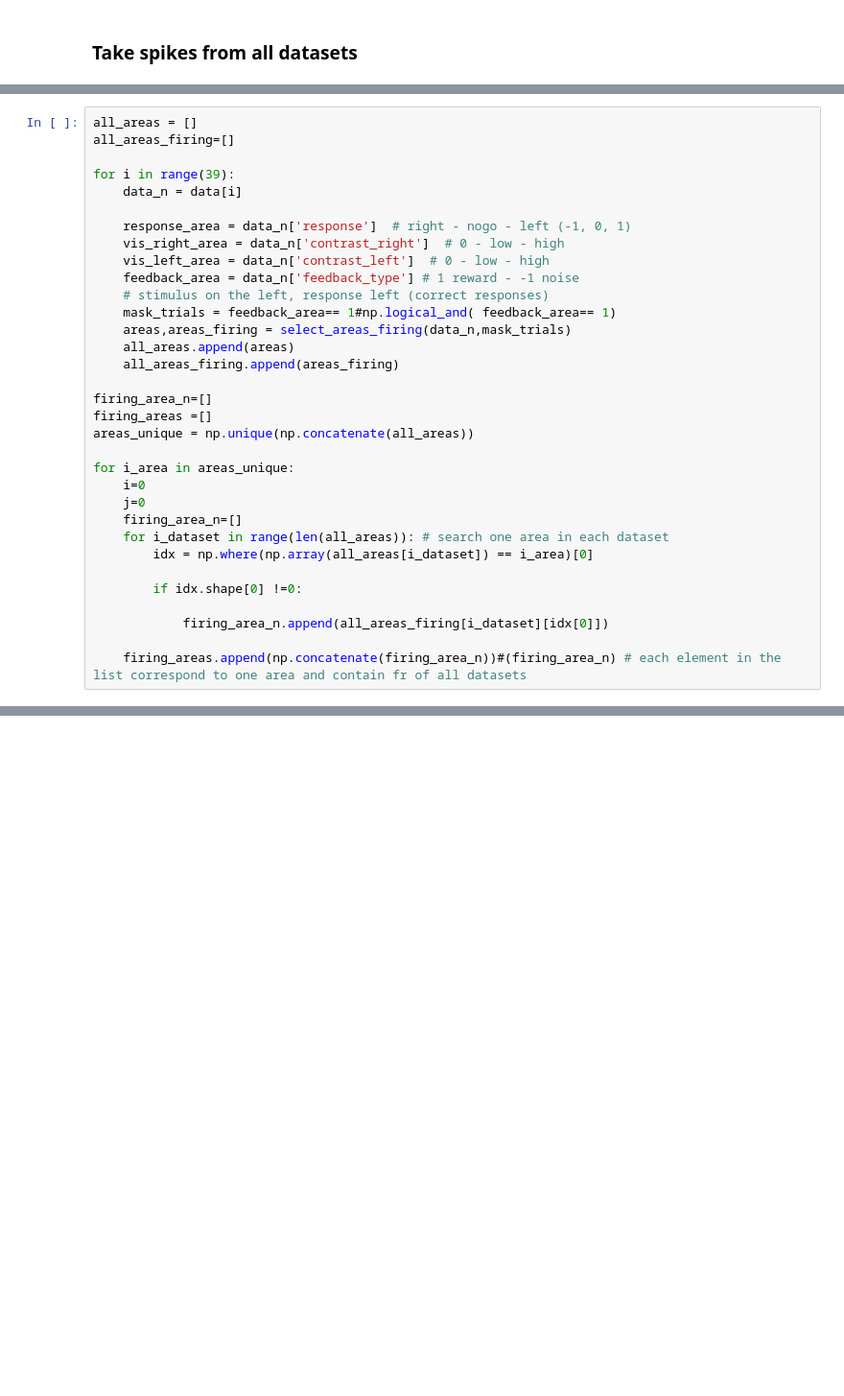
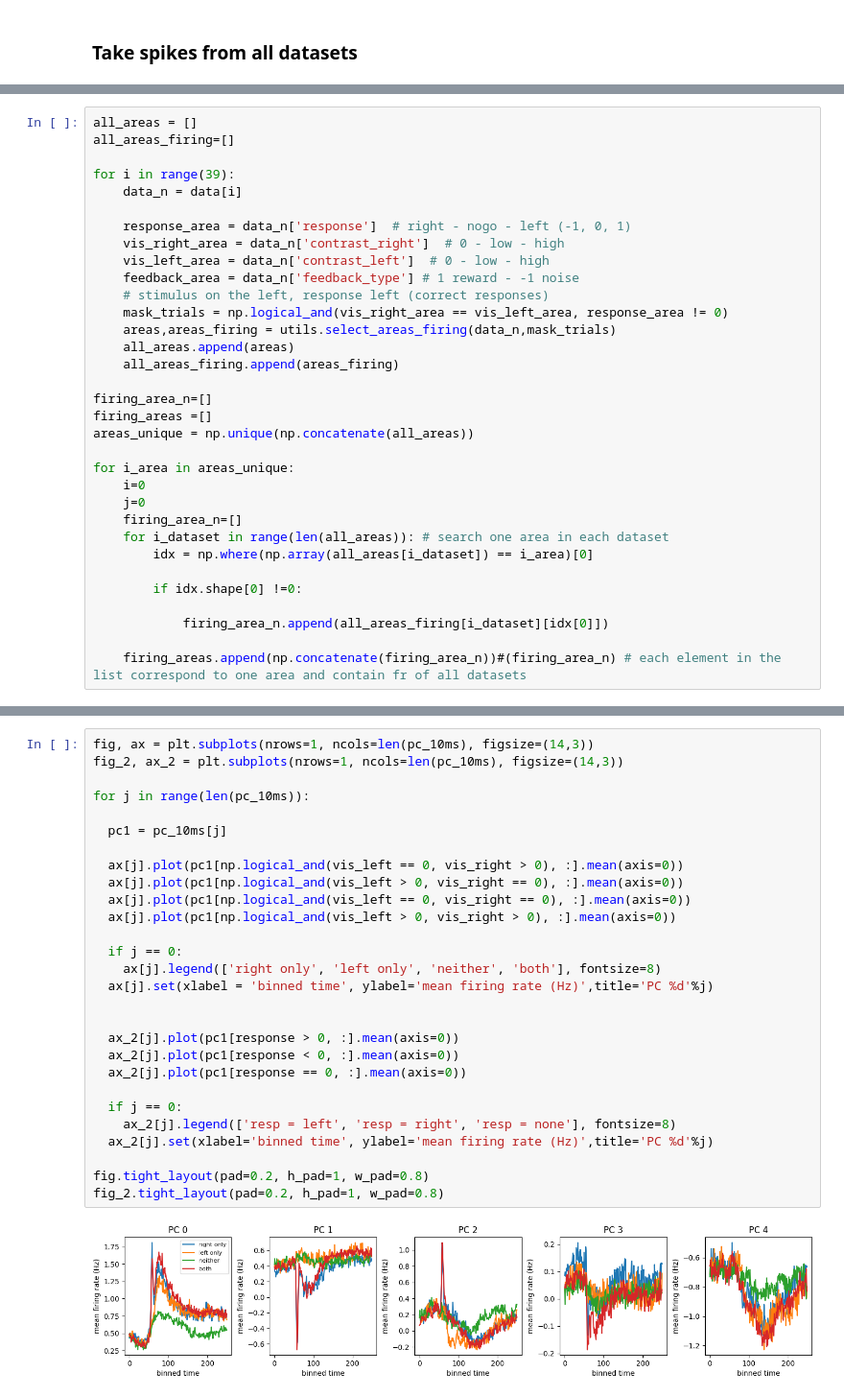
Before and after one commit to camilosada/Flow-of-information, a Jupyter notebook: data_presentation.ipynb, the cells around one changed output, grey strips where cells are left out. Shown at 96% size. Cells and saved outputs as stored; diff of their text form; blank space fills up the shorter version.

```diff
--- a/data_presentation.ipynb
+++ b/data_presentation.ipynb
@@ -361,8 +308,8 @@ for i in range(39):
     vis_left_area = data_n['contrast_left']  # 0 - low - high
     feedback_area = data_n['feedback_type'] # 1 reward - -1 noise
     # stimulus on the left, response left (correct responses)
-    mask_trials = feedback_area== 1#np.logical_and( feedback_area== 1)
-    areas,areas_firing = select_areas_firing(data_n,mask_trials)
+    mask_trials = np.logical_and(vis_right_area == vis_left_area, response_area != 0)
+    areas,areas_firing = utils.select_areas_firing(data_n,mask_trials)
     all_areas.append(areas)
     all_areas_firing.append(areas_firing)
 
@@ -390,0 +354,30 @@ plt.close('all')
+# %%
+fig, ax = plt.subplots(nrows=1, ncols=len(pc_10ms), figsize=(14,3))
+fig_2, ax_2 = plt.subplots(nrows=1, ncols=len(pc_10ms), figsize=(14,3))
+
+for j in range(len(pc_10ms)):
+
+  pc1 = pc_10ms[j]
+
+  ax[j].plot(pc1[np.logical_and(vis_left == 0, vis_right > 0), :].mean(axis=0))
+  ax[j].plot(pc1[np.logical_and(vis_left > 0, vis_right == 0), :].mean(axis=0))
+  ax[j].plot(pc1[np.logical_and(vis_left == 0, vis_right == 0), :].mean(axis=0))
+  ax[j].plot(pc1[np.logical_and(vis_left > 0, vis_right > 0), :].mean(axis=0))
+
+  if j == 0:
+    ax[j].legend(['right only', 'left only', 'neither', 'both'], fontsize=8)
+  ax[j].set(xlabel = 'binned time', ylabel='mean firing rate (Hz)',title='PC %d'%j)
+
+
+  ax_2[j].plot(pc1[response > 0, :].mean(axis=0))
+  ax_2[j].plot(pc1[response < 0, :].mean(axis=0))
+  ax_2[j].plot(pc1[response == 0, :].mean(axis=0))
+
+  if j == 0:
+    ax_2[j].legend(['resp = left', 'resp = right', 'resp = none'], fontsize=8)
+  ax_2[j].set(xlabel='binned time', ylabel='mean firing rate (Hz)',title='PC %d'%j)
+
+fig.tight_layout(pad=0.2, h_pad=1, w_pad=0.8)
+fig_2.tight_layout(pad=0.2, h_pad=1, w_pad=0.8)
+# %% [output]
+[figure, added]
```
Also changed, not shown: parts of 14 cells of this notebook, 1 other file.
